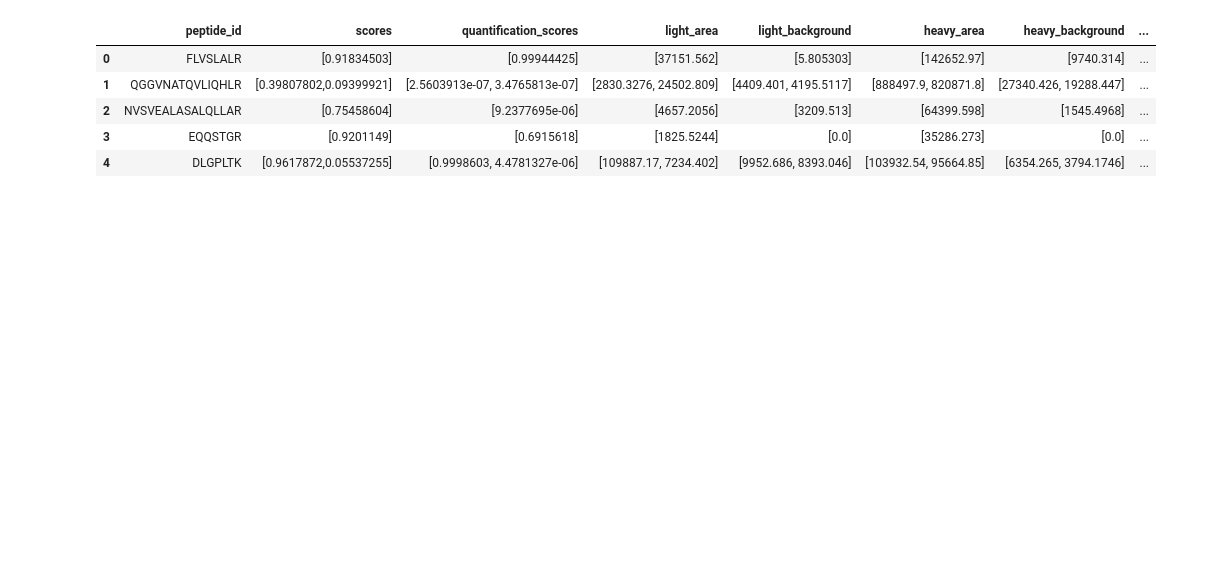
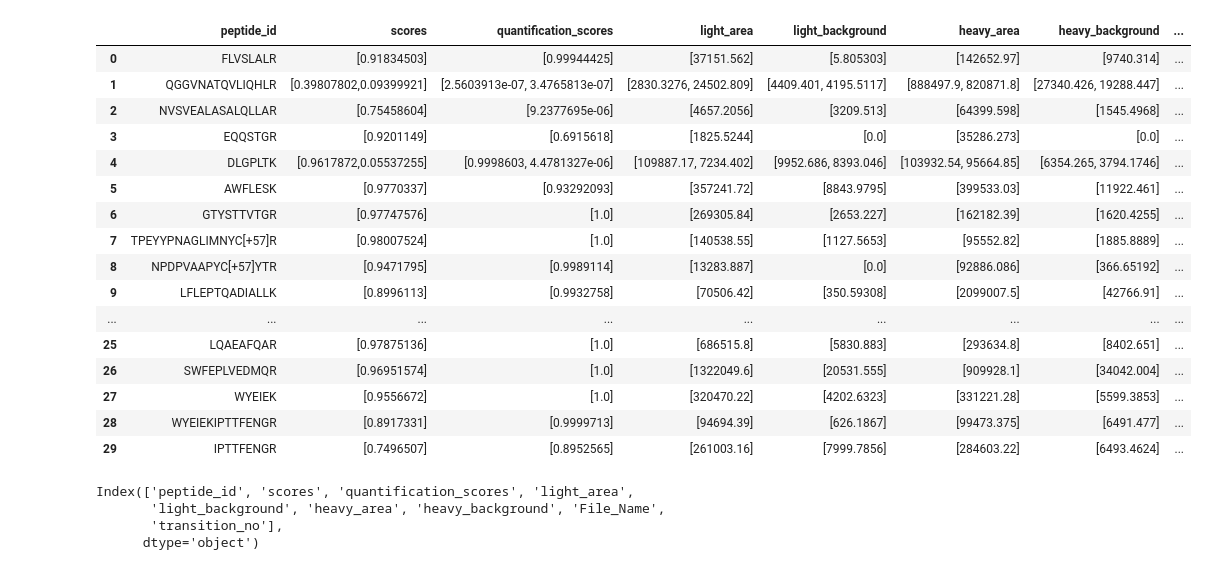
Before and after one commit to thanadol-git/deep-mrm-KTH, a Jupyter notebook: all_spread.ipynb, the cells around one changed output. Saved outputs shown, nothing was run; the diff lists cells and outputs as text; code cells hidden in the pictures; blank space fills up the shorter version.

```diff
--- a/all_spread.ipynb
+++ b/all_spread.ipynb
@@ -3,25 +21,53 @@
 # %%
 import pandas as pd
 
 # Read all.csv file
 all_df = pd.read_csv('/home/thanadol/Documents/GitHub/deep-mrm-KTH/KTH_SRM/test/all.csv')
-
+all_df.columns
 # Count '[' in selected_transition_index into new column
 all_df['transition_no'] = all_df['selected_transition_index'].str.count('\[') -1
 # remove selected_transition_index and box column
 all_df = all_df.drop(['selected_transition_index', 'boxes', 'peak_quality' ] , axis=1)
 # all_df = all_df.explode('quantification_score', expand=True)
-# In colum scores, replace \s with ,
-all_df['scores'] = all_df['scores'].str.replace('\s',',')
-#  replace ,, to , in column scores
-all_df['scores'] = all_df['scores'].str.replace(',,',',')
-# print type of all columns
-# coerce all columns except peptide_id, File_Name and transition_no list of numbers
-all_df.head()
+# In colum scores, replace \s or \s\s with ,
+all_df['scores'] = all_df['scores'].str.replace('\s+',',')
+# In colum scores, replace ,] with ]
+all_df['scores'] = all_df['scores'].str.replace(',]',']')
+
+# Pivot wider for specific columns
+# pivot_df = all_df.pivot_table(index=['peptide_id', 'File_Name', 'transition_no'],
+#                               columns='some_column',
+#                               values='some_value_column',
+#                               aggfunc='first').reset_index()
+
+# Flatten the MultiIndex columns if necessary
+# pivot_df.columns = [f'{col[0]}_{col[1]}' if col[1] else col[0] for col in pivot_df.columns]
+
+
+all_df.head(30)
 # %% [output]
 |  | peptide_id | scores | quantification_scores | light_area | light_background | heavy_area | heavy_background | ... |
 | 0 | FLVSLALR | [0.91834503] | [0.99944425] | [37151.562] | [5.805303] | [142652.97] | [9740.314] | ... |
 | 1 | QGGVNATQVLIQHLR | [0.39807802,0.09399921] | [2.5603913e-07, 3.4765813e-07] | [2830.3276, 24502.809] | [4409.401, 4195.5117] | [888497.9, 820871.8] | [27340.426, 19288.447] | ... |
 | 2 | NVSVEALASALQLLAR | [0.75458604] | [9.2377695e-06] | [4657.2056] | [3209.513] | [64399.598] | [1545.4968] | ... |
 | 3 | EQQSTGR | [0.9201149] | [0.6915618] | [1825.5244] | [0.0] | [35286.273] | [0.0] | ... |
 | 4 | DLGPLTK | [0.9617872,0.05537255] | [0.9998603, 4.4781327e-06] | [109887.17, 7234.402] | [9952.686, 8393.046] | [103932.54, 95664.85] | [6354.265, 3794.1746] | ... |
+| 5 | AWFLESK | [0.9770337] | [0.93292093] | [357241.72] | [8843.9795] | [399533.03] | [11922.461] | ... |
+| 6 | GTYSTTVTGR | [0.97747576] | [1.0] | [269305.84] | [2653.227] | [162182.39] | [1620.4255] | ... |
+| 7 | TPEYYPNAGLIMNYC[+57]R | [0.98007524] | [1.0] | [140538.55] | [1127.5653] | [95552.82] | [1885.8889] | ... |
+| 8 | NPDPVAAPYC[+57]YTR | [0.9471795] | [0.9989114] | [13283.887] | [0.0] | [92886.086] | [366.65192] | ... |
+| 9 | LFLEPTQADIALLK | [0.8996113] | [0.9932758] | [70506.42] | [350.59308] | [2099007.5] | [42766.91] | ... |
+| ... | ... | ... | ... | ... | ... | ... | ... | ... |
+| 25 | LQAEAFQAR | [0.97875136] | [1.0] | [686515.8] | [5830.883] | [293634.8] | [8402.651] | ... |
+| 26 | SWFEPLVEDMQR | [0.96951574] | [1.0] | [1322049.6] | [20531.555] | [909928.1] | [34042.004] | ... |
+| 27 | WYEIEK | [0.9556672] | [1.0] | [320470.22] | [4202.6323] | [331221.28] | [5599.3853] | ... |
+| 28 | WYEIEKIPTTFENGR | [0.8917331] | [0.9999713] | [94694.39] | [626.1867] | [99473.375] | [6491.477] | ... |
+| 29 | IPTTFENGR | [0.7496507] | [0.8952565] | [261003.16] | [7999.7856] | [284603.22] | [6493.4624] | ... |
+# %%
+#  print olumns names
+all_df.columns
+# %% [output]
+Index(['peptide_id', 'scores', 'quantification_scores', 'light_area',
+       'light_background', 'heavy_area', 'heavy_background', 'File_Name',
+       'transition_no'],
+      dtype='object')
```
Also changed, not shown: parts of 3 cells of this notebook.
